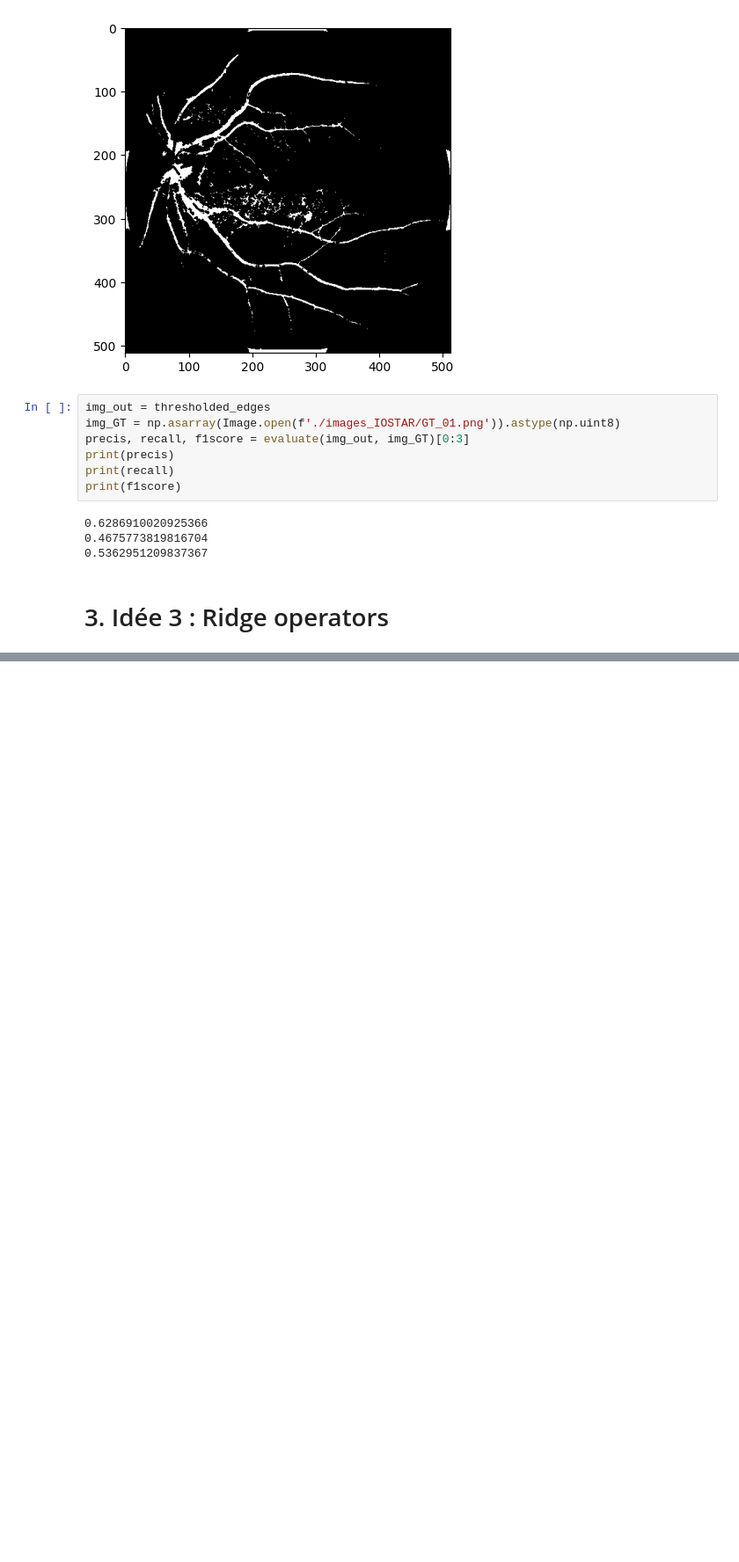
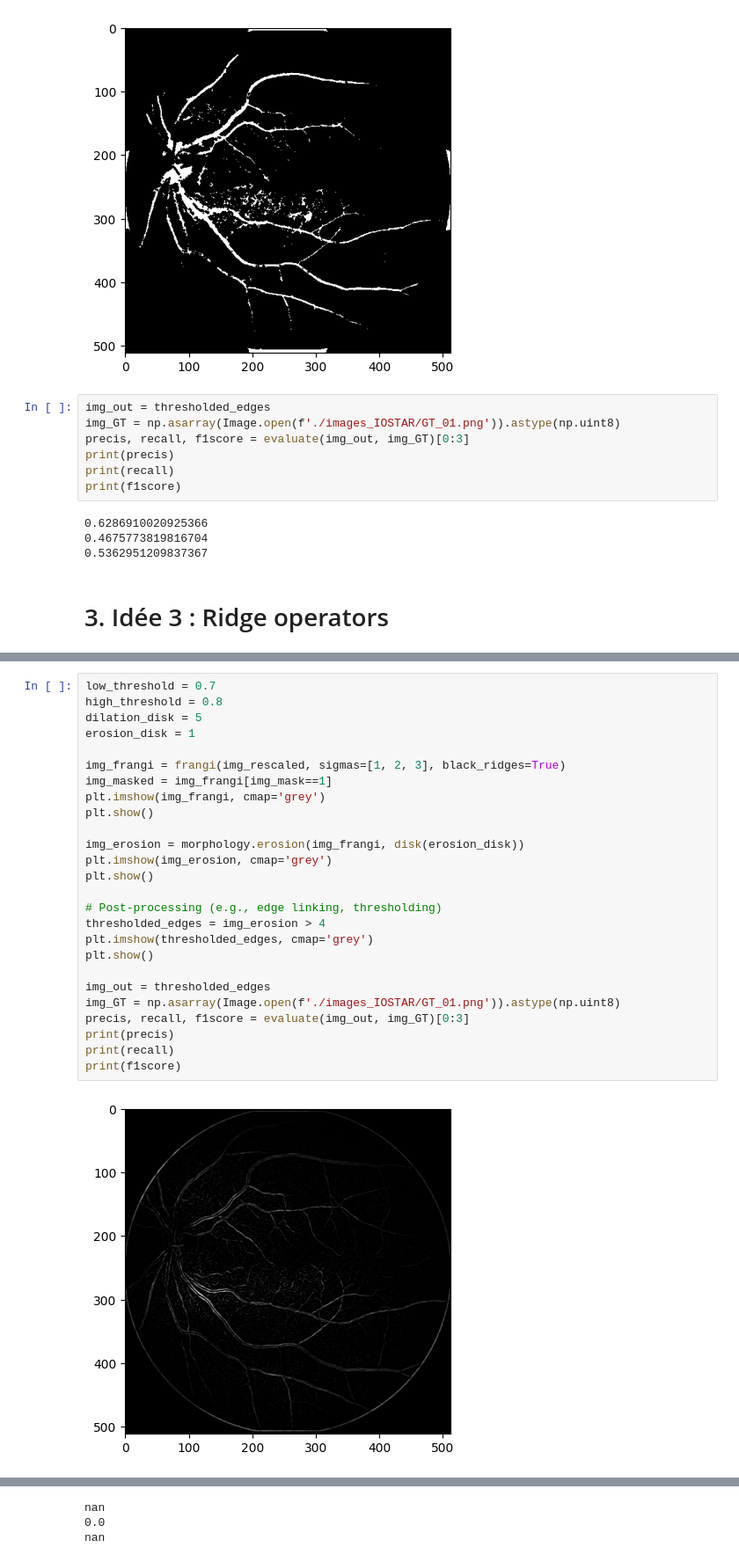
Before and after one commit to olivier-lapabe/Computer_Vision_SLO_Segmentation, a Jupyter notebook: Idées_Edge_Detection.ipynb, the cells around one changed output, grey strips where cells are left out. Shown at 88% size. Drawn from its saved outputs; the diff is of its cells as text; blank space fills up the shorter version.

```diff
--- a/Idées_Edge_Detection.ipynb
+++ b/Idées_Edge_Detection.ipynb
@@ -126,0 +170,28 @@ plt.show()
+# %%
+low_threshold = 0.7
+high_threshold = 0.8
+dilation_disk = 5
+erosion_disk = 1
+
+img_frangi = frangi(img_rescaled, sigmas=[1, 2, 3], black_ridges=True)
+img_masked = img_frangi[img_mask==1]
+plt.imshow(img_frangi, cmap='grey')
+plt.show()
+
+img_erosion = morphology.erosion(img_frangi, disk(erosion_disk))
+plt.imshow(img_erosion, cmap='grey')
+plt.show()
+
+# Post-processing (e.g., edge linking, thresholding)
+thresholded_edges = img_erosion > 4
+plt.imshow(thresholded_edges, cmap='grey')
+plt.show()
+
+img_out = thresholded_edges
+img_GT = np.asarray(Image.open(f'./images_IOSTAR/GT_01.png')).astype(np.uint8)
+precis, recall, f1score = evaluate(img_out, img_GT)[0:3]
+print(precis)
+print(recall)
+print(f1score)
+# %% [output]
+[figure, added]
@@ -126,0 +200,3 @@ plt.show()
+nan
+0.0
+nan
```
Also changed, not shown: parts of 6 cells of this notebook, 1 other file.
